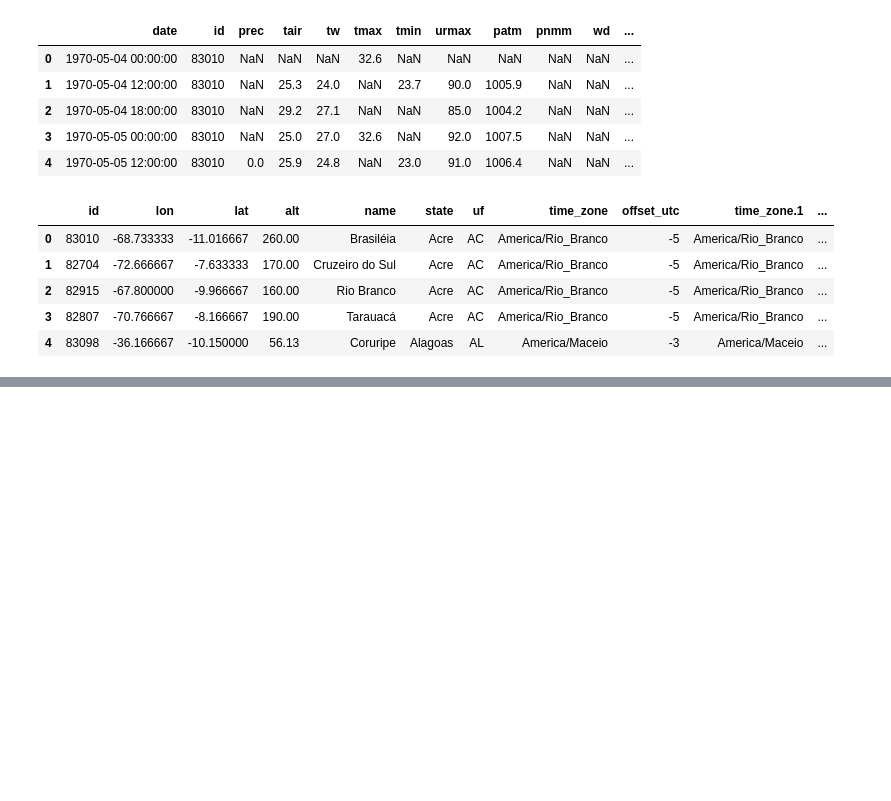
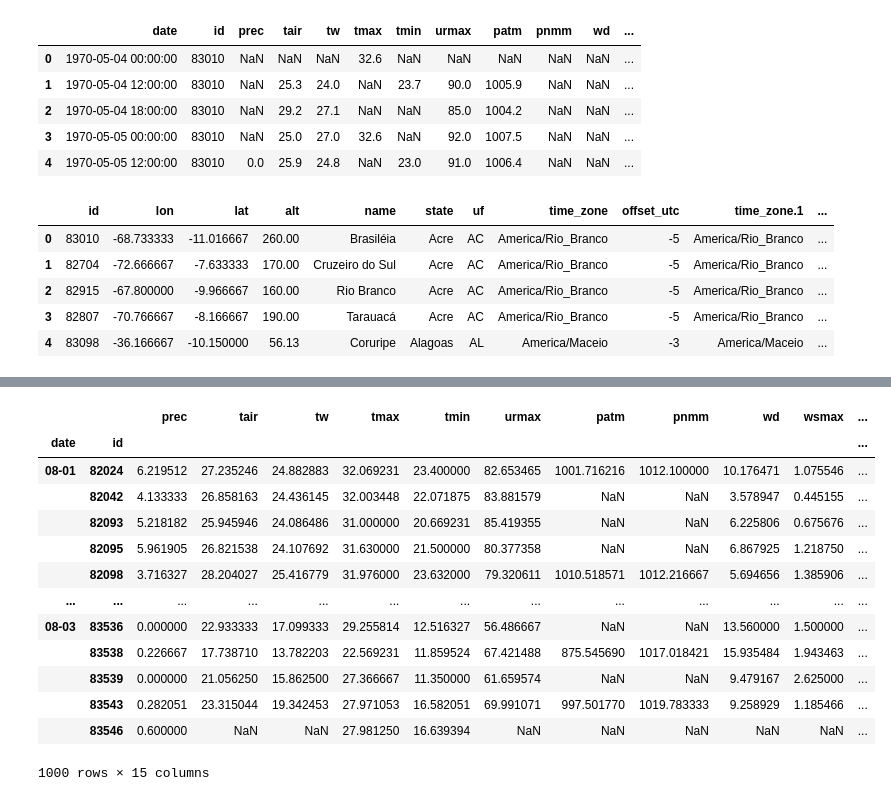
Before and after one commit to andrefellipe/ccd, a Jupyter notebook: baseline.ipynb, the cells around one changed output, grey strips where cells are left out. Cells and saved outputs as stored; diff of their text form; code cells hidden in the pictures; blank space fills up the shorter version.

```diff
--- a/baseline.ipynb
+++ b/baseline.ipynb
@@ -131,0 +72,3 @@ dtype: int64
+# %%
+mask = (df['date'].str.split('-',n=2,expand = True)[1]=='08')
+df = df.loc[mask]
@@ -131,0 +77,3 @@ dtype: int64
+# %%
+df['date'] = df['date'].str.split('-',n=1,expand = True)[1]
+df.head()
@@ -131,0 +89,3 @@ dtype: int64
+# %%
+df['date'] = df['date'].str.split(' ',n=1,expand = True)[0]
+df.head()
@@ -131,0 +99,18 @@ dtype: int64
+# %%
+df = df.groupby(by=['date','id']).mean()
+df.head(1000)
+# %% [output]
+|  |  | prec | tair | tw | tmax | tmin | urmax | patm | pnmm | wd | wsmax | ... |
+| date | id |  |  |  |  |  |  |  |  |  |  | ... |
+| 08-01 | 82024 | 6.219512 | 27.235246 | 24.882883 | 32.069231 | 23.400000 | 82.653465 | 1001.716216 | 1012.100000 | 10.176471 | 1.075546 | ... |
+|  | 82042 | 4.133333 | 26.858163 | 24.436145 | 32.003448 | 22.071875 | 83.881579 | NaN | NaN | 3.578947 | 0.445155 | ... |
+|  | 82093 | 5.218182 | 25.945946 | 24.086486 | 31.000000 | 20.669231 | 85.419355 | NaN | NaN | 6.225806 | 0.675676 | ... |
+|  | 82095 | 5.961905 | 26.821538 | 24.107692 | 31.630000 | 21.500000 | 80.377358 | NaN | NaN | 6.867925 | 1.218750 | ... |
+|  | 82098 | 3.716327 | 28.204027 | 25.416779 | 31.976000 | 23.632000 | 79.320611 | 1010.518571 | 1012.216667 | 5.694656 | 1.385906 | ... |
+| ... | ... | ... | ... | ... | ... | ... | ... | ... | ... | ... | ... | ... |
+| 08-03 | 83536 | 0.000000 | 22.933333 | 17.099333 | 29.255814 | 12.516327 | 56.486667 | NaN | NaN | 13.560000 | 1.500000 | ... |
+|  | 83538 | 0.226667 | 17.738710 | 13.782203 | 22.569231 | 11.859524 | 67.421488 | 875.545690 | 1017.018421 | 15.935484 | 1.943463 | ... |
+|  | 83539 | 0.000000 | 21.056250 | 15.862500 | 27.366667 | 11.350000 | 61.659574 | NaN | NaN | 9.479167 | 2.625000 | ... |
+|  | 83543 | 0.282051 | 23.315044 | 19.342453 | 27.971053 | 16.582051 | 69.991071 | 997.501770 | 1019.783333 | 9.258929 | 1.185466 | ... |
+|  | 83546 | 0.600000 | NaN | NaN | 27.981250 | 16.639394 | NaN | NaN | NaN | NaN | NaN | ... |
+1000 rows × 15 columns
```
Also changed, not shown: parts of 14 cells of this notebook.
